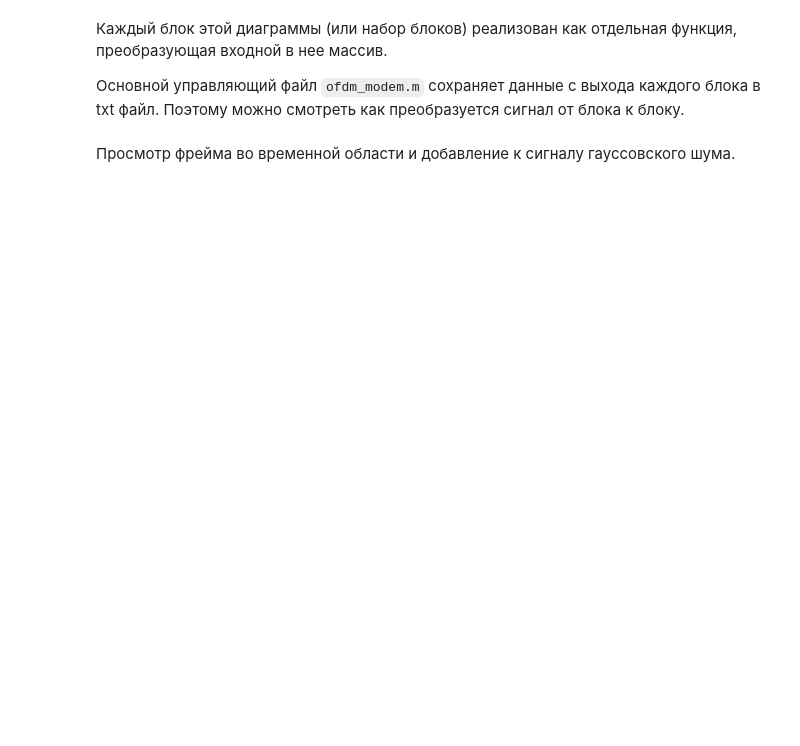
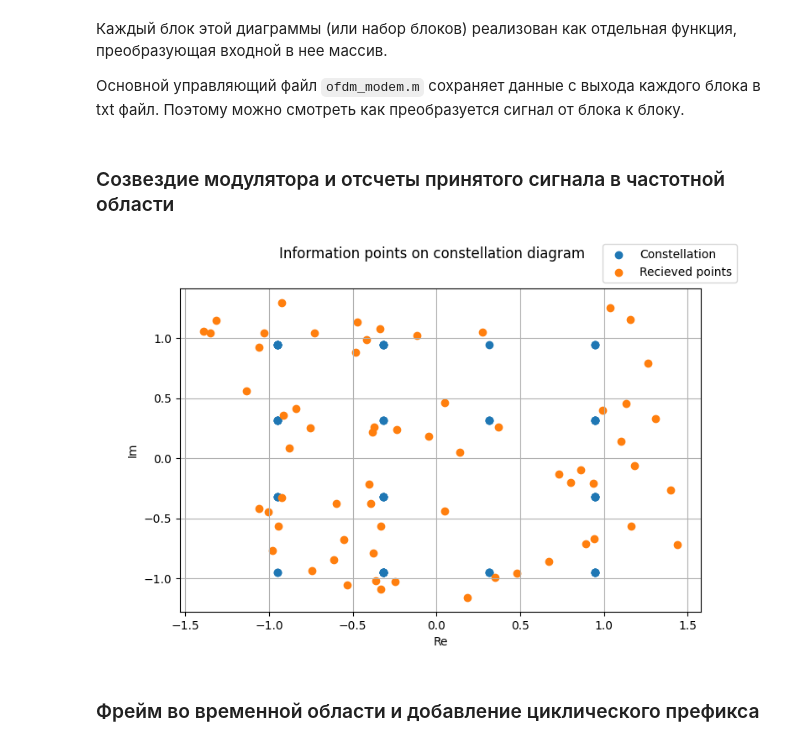
Before and after one commit to isvoropaev02/OFDM, a Jupyter notebook: model_performance.ipynb, the cells around one changed output. Cells and saved outputs as stored; diff of their text form; code cells hidden in the pictures; blank space fills up the shorter version.

```diff
--- a/model_performance.ipynb
+++ b/model_performance.ipynb
@@ -17,3 +17,5 @@ import matplotlib.pyplot as plt
 Каждый блок этой диаграммы (или набор блоков) реализован как отдельная функция, преобразующая входной в нее массив.
 
 Основной управляющий файл `ofdm_modem.m` сохраняет данные с выхода каждого блока в txt файл. Поэтому можно смотреть как преобразуется сигнал от блока к блоку.
+# %% [markdown]
+### Созвездие модулятора и отсчеты принятого сигнала в частотной области
@@ -20,2 +26,16 @@ import matplotlib.pyplot as plt
+# %%
+fig1 = plt.figure(figsize=(8,5))
+ax_1 = fig1.add_subplot(111)
+ax_1.scatter(info_frame['Re'], info_frame['Im'], label='Constellation')
+ax_1.scatter(info_frame_fd['Re'], info_frame_fd['Im'], label='Recieved points')
+ax_1.set_ylabel("Im")
+ax_1.set_xlabel(r"Re")
+ax_1.legend(bbox_to_anchor=(0.8, 1))
+ax_1.grid()
+#ax_1.set_title('Real part')
+fig1.suptitle('Information points on constellation diagram')
+plt.show()
+# %% [output]
+[figure, added]
 # %% [markdown]
-Просмотр фрейма во временной области и добавление к сигналу гауссовского шума.
+### Фрейм во временной области и добавление циклического префикса
```
Also changed, not shown: parts of 7 cells of this notebook, 13 other files.
